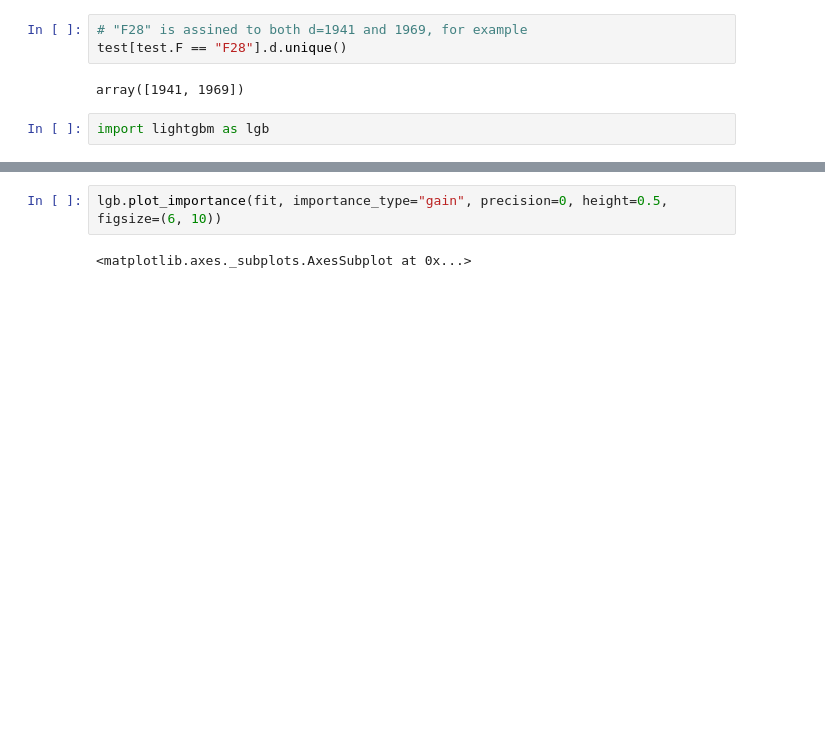
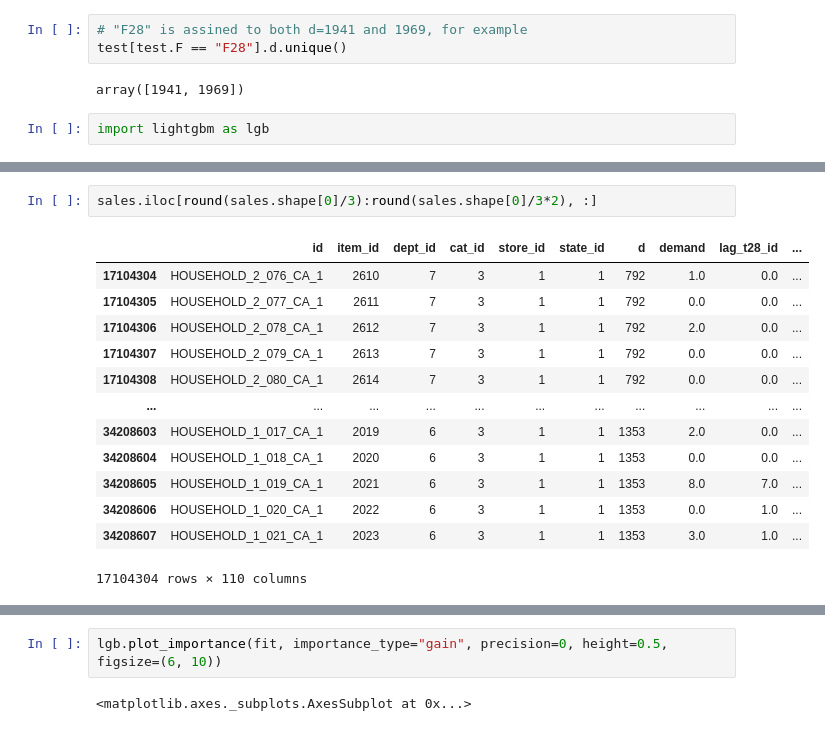
Before and after one commit to riow1983/kaggle, a Jupyter notebook: M5/20200525(1).ipynb, the cells around one changed output, grey strips where cells are left out. Cells and saved outputs as stored; diff of their text form; blank space fills up the shorter version.

```diff
--- a/M5/20200525(1).ipynb
+++ b/M5/20200525(1).ipynb
@@ -420,0 +496,16 @@ import lightgbm as lgb
+# %%
+sales.iloc[round(sales.shape[0]/3):round(sales.shape[0]/3*2), :]
+# %% [output]
+|  | id | item_id | dept_id | cat_id | store_id | state_id | d | demand | lag_t28_id | ... |
+| 17104304 | HOUSEHOLD_2_076_CA_1 | 2610 | 7 | 3 | 1 | 1 | 792 | 1.0 | 0.0 | ... |
+| 17104305 | HOUSEHOLD_2_077_CA_1 | 2611 | 7 | 3 | 1 | 1 | 792 | 0.0 | 0.0 | ... |
+| 17104306 | HOUSEHOLD_2_078_CA_1 | 2612 | 7 | 3 | 1 | 1 | 792 | 2.0 | 0.0 | ... |
+| 17104307 | HOUSEHOLD_2_079_CA_1 | 2613 | 7 | 3 | 1 | 1 | 792 | 0.0 | 0.0 | ... |
+| 17104308 | HOUSEHOLD_2_080_CA_1 | 2614 | 7 | 3 | 1 | 1 | 792 | 0.0 | 0.0 | ... |
+| ... | ... | ... | ... | ... | ... | ... | ... | ... | ... | ... |
+| 34208603 | HOUSEHOLD_1_017_CA_1 | 2019 | 6 | 3 | 1 | 1 | 1353 | 2.0 | 0.0 | ... |
+| 34208604 | HOUSEHOLD_1_018_CA_1 | 2020 | 6 | 3 | 1 | 1 | 1353 | 0.0 | 0.0 | ... |
+| 34208605 | HOUSEHOLD_1_019_CA_1 | 2021 | 6 | 3 | 1 | 1 | 1353 | 8.0 | 7.0 | ... |
+| 34208606 | HOUSEHOLD_1_020_CA_1 | 2022 | 6 | 3 | 1 | 1 | 1353 | 0.0 | 1.0 | ... |
+| 34208607 | HOUSEHOLD_1_021_CA_1 | 2023 | 6 | 3 | 1 | 1 | 1353 | 3.0 | 1.0 | ... |
+17104304 rows × 110 columns
```
Also changed, not shown: parts of 16 cells of this notebook, 10 other files.
